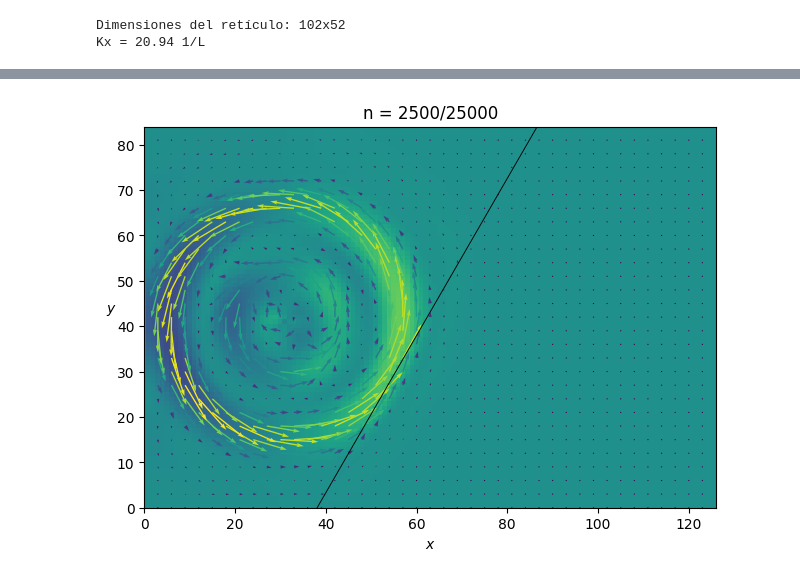
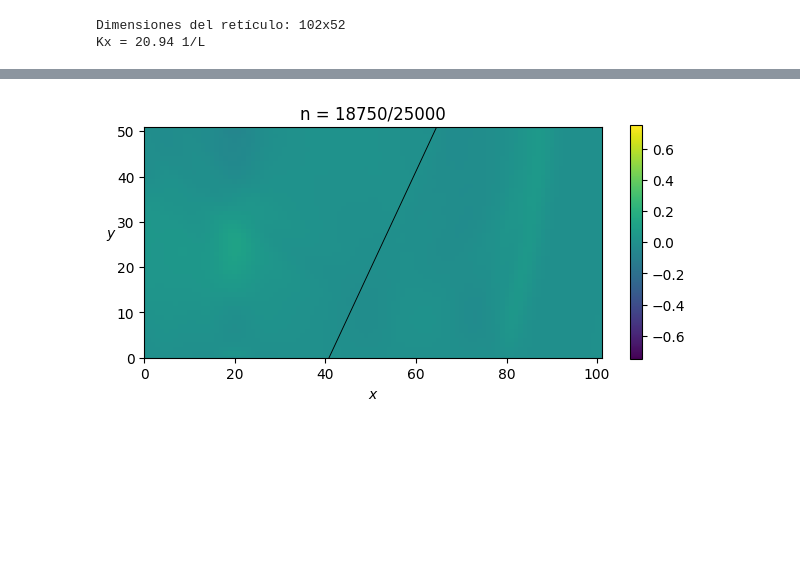
Before and after one commit to YoneDelCastillo/Nonlinear-Maxwells-Eq.-FDTD, a Jupyter notebook: TFG_2D_dispersión_lineal.ipynb, the cells around one changed output, grey strips where cells are left out. Saved outputs shown, nothing was run; the diff lists cells and outputs as text; code cells hidden in the pictures; blank space fills up the shorter version.

```diff
--- a/TFG_2D_dispersión_lineal.ipynb
+++ b/TFG_2D_dispersión_lineal.ipynb
@@ -33,7 +33,7 @@ Nt = int(T/dt)
 
 #Constantes
 #τ_p
-t_p = 0.5
+t_p = 0.1
 # ε
 e = 1.75
 # ε_∞
@@ -116,8 +116,8 @@ for j in np.arange(1,Ny-1):
 #Parámetros de la geomatría
 geometria = True
 
-ang = np.radians(70)  #Ángulo con respecto al eje x
-X0 = 0.3*Nx           #Distancia al origen
+ang = np.radians(65)  #Ángulo con respecto al eje x
+X0 = 0.4*Nx           #Distancia al origen
 
 #Frontera
 x = np.arange(0,Nx+0.1,0.1)
@@ -262,22 +260,22 @@ plt.savefig("%.2f.png"%(p),dpi=200,bbox_inches="tight")
 # %%
 #Graficado del campo vectorial
-t = int(0.1*Nt)
+t = int(0.75*Nt)
 
 #plt.imshow(geo,cmap="inferno",vmin=0,vmax=1,origin="lower")
 plt.imshow(Ey[:,:,t],vmin=-0.75,vmax=0.75,origin="lower") #,alpha=geo
-plt.quiver(X,Y,Ex_q[:,:,t],Ey_q[:,:,t],color[:,:,t],scale=6,units="width")
+#plt.quiver(X,Y,Ex_q[:,:,t],Ey_q[:,:,t],color[:,:,t],scale=7,units="width")
 plt.plot(x,y,"k-",linewidth=0.65)
 
 plt.title(f"n = {t}/{Nt}")#plt.title("Campo Eléctrico")
 plt.xlabel("$x$")
 plt.ylabel("$y$",rotation=0)
 plt.xlim(0,Nx-1)
 plt.ylim(0,Ny-1)
-#plt.colorbar(shrink=0.52)
+plt.colorbar(shrink=0.52)
 #plt.clim(-0.75,0.75)
 
 plt.tight_layout()
 
-#plt.savefig(f"{campo}_Disp_Interpol_{interpol}_Kx={round(Kx,2)}_Nx={Nx}_Ny={Ny}_n={t}_Nt={Nt}.png")
+plt.savefig(f"{campo}_Disp_Interpol_{interpol}_Kx={round(Kx,2)}_Nx={Nx}_Ny={Ny}_n={t}_Nt={Nt}.png",dpi=200,bbox_inches="tight")
 # %% [output]
-[figure, old version]
+[figure, new version]
```
Also changed, not shown: parts of 6 cells of this notebook.
